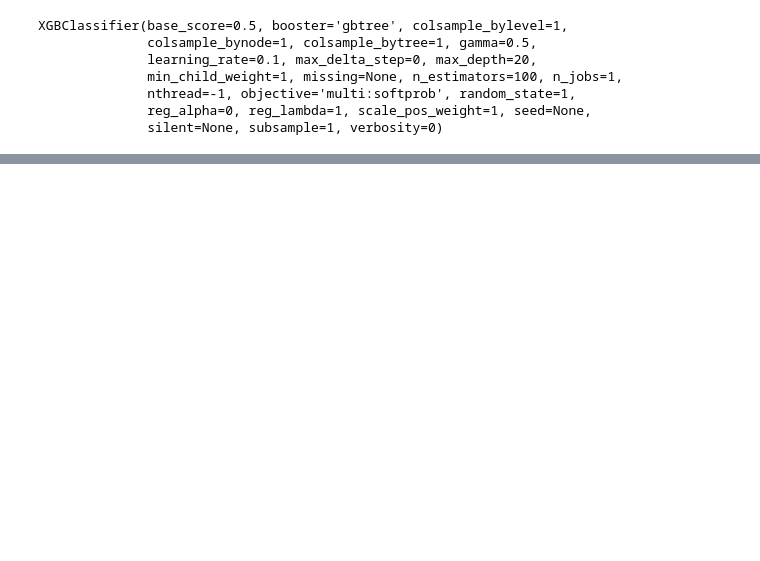
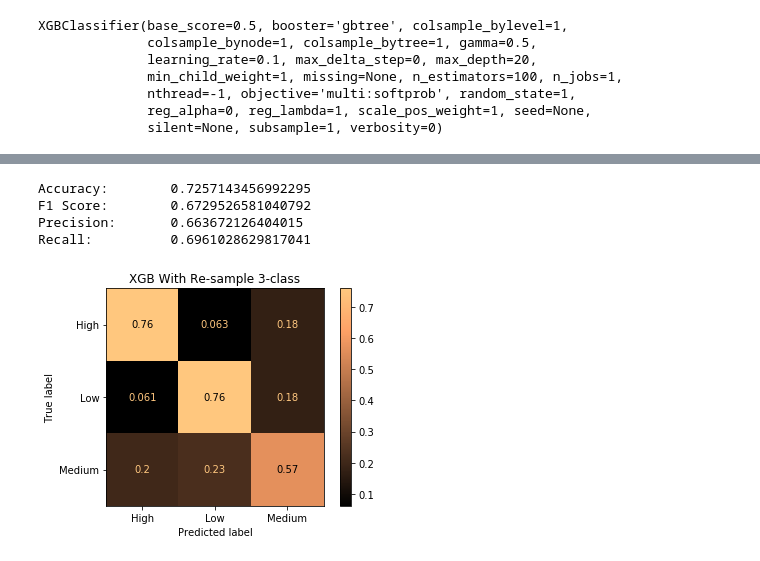
Before and after one commit to OnerInce/ml-earthquake, a Jupyter notebook: xgb.ipynb, the cells around one changed output, grey strips where cells are left out. Cells and saved outputs as stored; diff of their text form; code cells hidden in the pictures; blank space fills up the shorter version.

```diff
--- a/xgb.ipynb
+++ b/xgb.ipynb
@@ -104,0 +136,7 @@ Recall:          0.5721347102477687
+# %%
+sm = SMOTEENN(random_state = 27, n_jobs = -1)
+X_train_resample_3_class, y_train_resample_3_class = sm.fit_sample(X_train, y_train_3_class)
+# %%
+xgb_sampled = xgb.XGBClassifier(learning_rate = 0.1, n_estimators = 100, max_depth = 20, nthread = -1,
+                          random_state = 1, verbosity = 0, gamma = 0.5)
+xgb_sampled.fit(X_train_resample_3_class, y_train_resample_3_class)
@@ -104,0 +151,20 @@ Recall:          0.5721347102477687
+# %%
+xgb_sampled_pred = xgb_sampled.predict(X_test)
+# %%
+print("Accuracy: \t", accuracy_score(y_test_3_class, xgb_sampled_pred))
+print("F1 Score: \t", f1_score(y_test_3_class, xgb_sampled_pred, average = 'macro'))
+print("Precision:\t", precision_score(y_test_3_class, xgb_sampled_pred, average = 'macro'))
+print("Recall:   \t", recall_score(y_test_3_class, xgb_sampled_pred, average = 'macro'))
+
+# Plot normalized confusion matrix
+title = "XGB With Re-sample 3-class"
+disp = plot_confusion_matrix(xgb_sampled, X_test, y_test_3_class, cmap = "copper", normalize = "true")
+disp.ax_.set_title(title)
+
+plt.show()
+# %% [output]
+Accuracy:        0.7257143456992295
+F1 Score:        0.6729526581040792
+Precision:       0.663672126404015
+Recall:          0.6961028629817041
+[figure, added]
```
Also changed, not shown: parts of 16 cells of this notebook.
